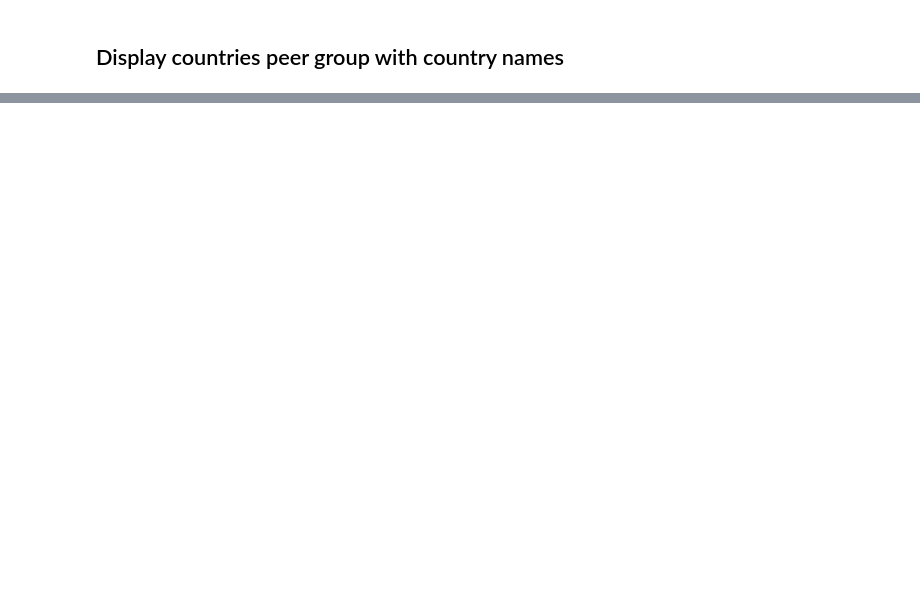
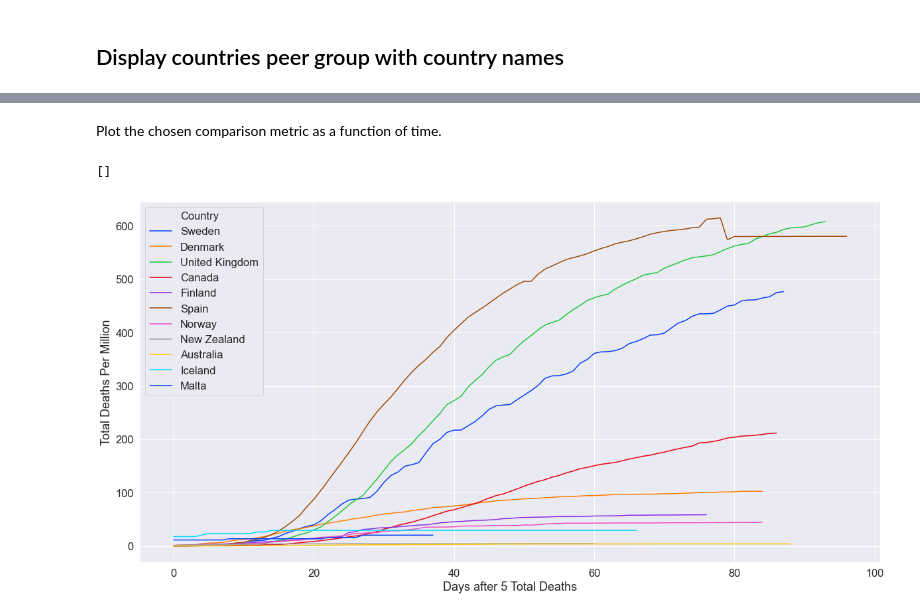
Before and after one commit to henrythier/covid-19, a Jupyter notebook: Peergroup.ipynb, the cells around one changed output, grey strips where cells are left out. Saved outputs shown, nothing was run; the diff lists cells and outputs as text; code cells hidden in the pictures; blank space fills up the shorter version.

Commit message:
added cute visualisation

```diff
--- a/Peergroup.ipynb
+++ b/Peergroup.ipynb
@@ -309,0 +314,2 @@ disp.replace({'iso': country_dict}).rename(columns={'iso': 'Country'}).set_index
+# %%
+owid_df = pd.read_csv('https://raw.githubusercontent.com/owid/covid-19-data/master/public/data/owid-covid-data.csv')
@@ -309,0 +318,11 @@ disp.replace({'iso': country_dict}).rename(columns={'iso': 'Country'}).set_index
+# %%
+def alpha_3_to_numeric(x):
+    country =  pycountry.countries.get(alpha_3=x)
+    if country is None:
+        return np.nan
+    return pycountry.countries.get(alpha_3=x).numeric
+
+covid_df = owid_df.copy()
+covid_df['iso'] = covid_df['iso_code'].apply(alpha_3_to_numeric)
+covid_df = covid_df[covid_df['iso'].notna()]
+covid_df.set_index('iso', inplace=True)
@@ -309,0 +382,5 @@ disp.replace({'iso': country_dict}).rename(columns={'iso': 'Country'}).set_index
+# %%
+comparison_metric = 'total_deaths_per_million'
+threshold_metric = 'total_deaths'
+threshold = 5
+metric_frame = choose_metric(comparison_metric, threshold_metric, threshold, covid_df)
@@ -309,0 +389,9 @@ disp.replace({'iso': country_dict}).rename(columns={'iso': 'Country'}).set_index
+# %%
+peer_group_size = 10
+
+# only keep x closest countries
+peergroup_metric = metric_frame.loc[peer_group.head(peer_group_size).index].dropna(axis='columns', how='all')
+
+# exchange numeric for country name
+peergroup_metric = peergroup_metric.reset_index().replace({'iso': country_dict}).rename(columns={'iso': 'Country'})
+peergroup_metric
@@ -309,0 +412,23 @@ disp.replace({'iso': country_dict}).rename(columns={'iso': 'Country'}).set_index
+# %% [markdown]
+Plot the chosen comparison metric as a function of time.
+# %%
+def pretty_name(x):
+    x = x.replace('_', ' ')
+    x = string.capwords(x)
+    return x
+
+threshold_name = 'Days after ' + str(threshold) + ' ' + pretty_name(threshold_metric)
+comparison_name = pretty_name(comparison_metric)
+
+# Melt to long format for visualisation
+vis = peergroup_metric.melt(id_vars=['Country'], var_name=threshold_name, value_name=comparison_name)
+
+# visualise data in lineplot
+plt.rcParams["figure.figsize"] = (20,10)
+sns.set()
+sns.set(font_scale=1.5)
+sns.lineplot(x=threshold_name, y=comparison_name, hue='Country', data=vis, palette=sns.color_palette("bright", 11))
+plt.plot()
+# %% [output]
+[]
+[figure, added]
```
Also changed, not shown: parts of 13 cells of this notebook, 1 other file.
